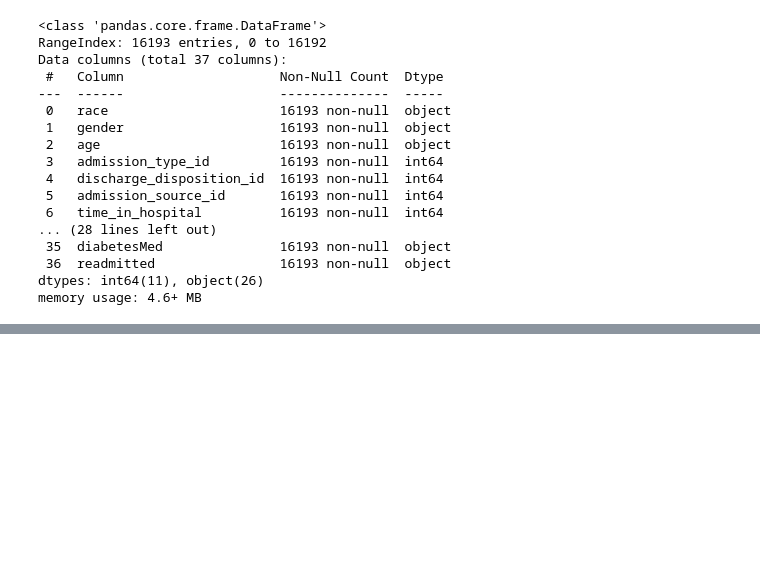
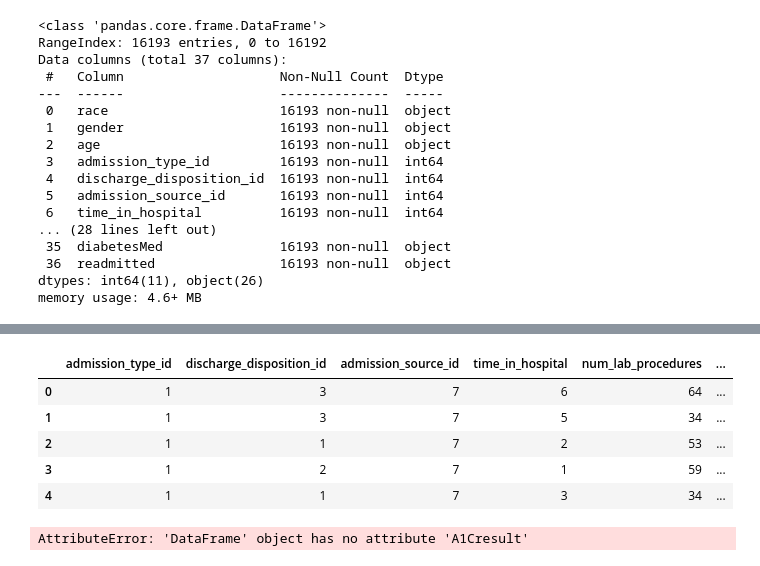
Before and after one commit to josenbach/ML_Diabetes, a Jupyter notebook: ML_Diabetes.ipynb, the cells around one changed output, grey strips where cells are left out. Cells and saved outputs as stored; diff of their text form; code cells hidden in the pictures; blank space fills up the shorter version.

```diff
--- a/ML_Diabetes.ipynb
+++ b/ML_Diabetes.ipynb
@@ -218,0 +273,31 @@ Name: diag_3, Length: 539, dtype: int64
+# %%
+# Merge one-hot encoded features and drop the originals
+new_df = df.merge(encode_df,left_index=True, right_index=True)
+new_df = df.drop(df_cat,1)
+new_df.head()
+# %% [output]
+|  | admission_type_id | discharge_disposition_id | admission_source_id | time_in_hospital | num_lab_procedures | ... |
+| 0 | 1 | 3 | 7 | 6 | 64 | ... |
+| 1 | 1 | 3 | 7 | 5 | 34 | ... |
+| 2 | 1 | 1 | 7 | 2 | 53 | ... |
+| 3 | 1 | 2 | 7 | 1 | 59 | ... |
+| 4 | 1 | 1 | 7 | 3 | 34 | ... |
+# %%
+# Remove loan status target from features data
+y = new_df.A1Cresult
+X = new_df.drop(columns=["A1Cresult"])
+
+# Split training/test datasets
+X_train, X_test, y_train, y_test = train_test_split(X, y, random_state=42, stratify=y)
+
+# Create a StandardScaler instance
+scaler = StandardScaler()
+
+# Fit the StandardScaler
+X_scaler = scaler.fit(X_train)
+
+# Scale the data
+X_train_scaled = X_scaler.transform(X_train)
+X_test_scaled = X_scaler.transform(X_test)
+# %% [output]
+AttributeError: 'DataFrame' object has no attribute 'A1Cresult'
```
Also changed, not shown: parts of 16 cells of this notebook.
